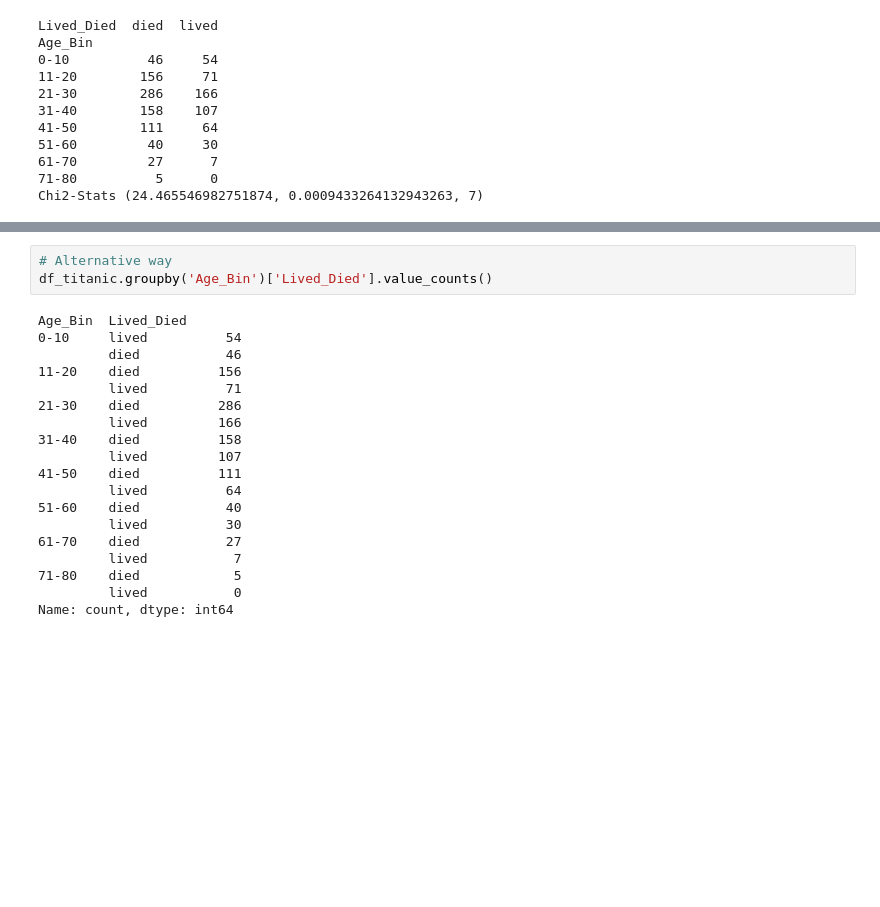
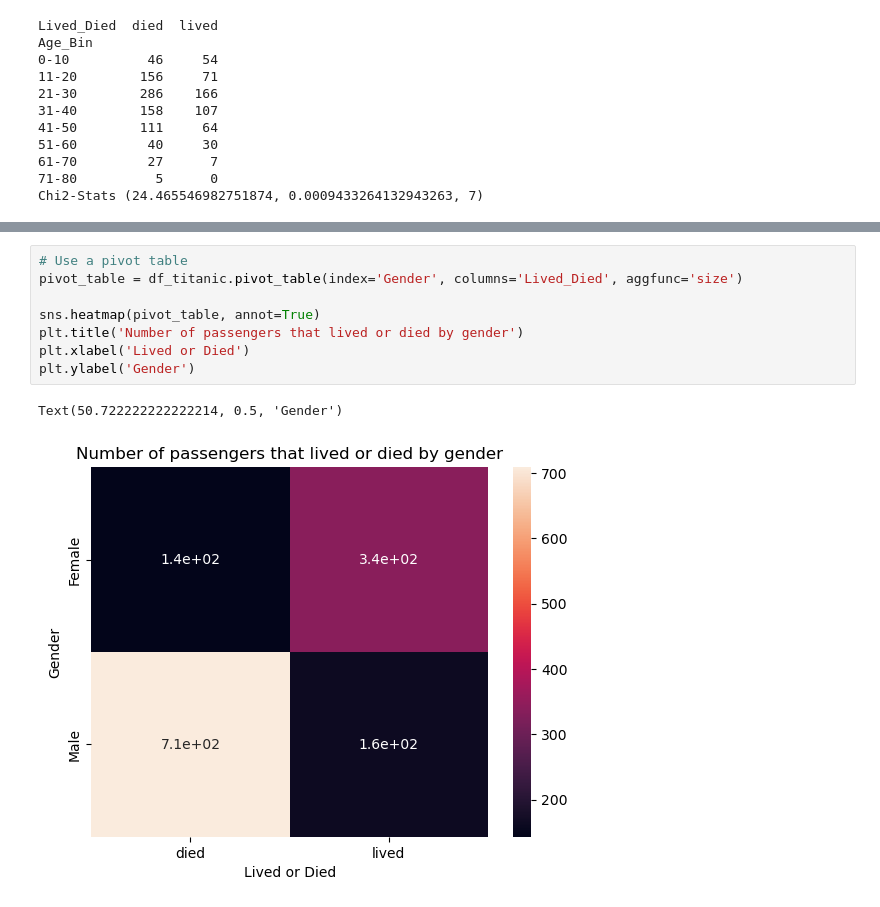
Before and after one commit to CS4580/my-notes-CarstenScholle, a Jupyter notebook: module6/titanic_passenger_analysis.ipynb, the cells around one changed output, grey strips where cells are left out. Cells and saved outputs as stored; diff of their text form; blank space fills up the shorter version.

```diff
--- a/module6/titanic_passenger_analysis.ipynb
+++ b/module6/titanic_passenger_analysis.ipynb
@@ -107,22 +108,11 @@ contingency_table.plot(kind='bar', stacked=True, title='Number of passengers tha
-# %%
-# Alternative way
-df_titanic.groupby('Age_Bin')['Lived_Died'].value_counts()
-# %% [output]
-Age_Bin  Lived_Died
-0-10     lived          54
-         died           46
-11-20    died          156
-         lived          71
-21-30    died          286
-         lived         166
-31-40    died          158
-         lived         107
-41-50    died          111
-         lived          64
-51-60    died           40
-         lived          30
-61-70    died           27
-         lived           7
-71-80    died            5
-         lived           0
-Name: count, dtype: int64
+# %%
+# Use a pivot table
+pivot_table = df_titanic.pivot_table(index='Gender', columns='Lived_Died', aggfunc='size')
+
+sns.heatmap(pivot_table, annot=True)
+plt.title('Number of passengers that lived or died by gender')
+plt.xlabel('Lived or Died')
+plt.ylabel('Gender')
+# %% [output]
+Text(50.722222222222214, 0.5, 'Gender')
+[figure, added]
```
Also changed, not shown: parts of 32 cells of this notebook.
